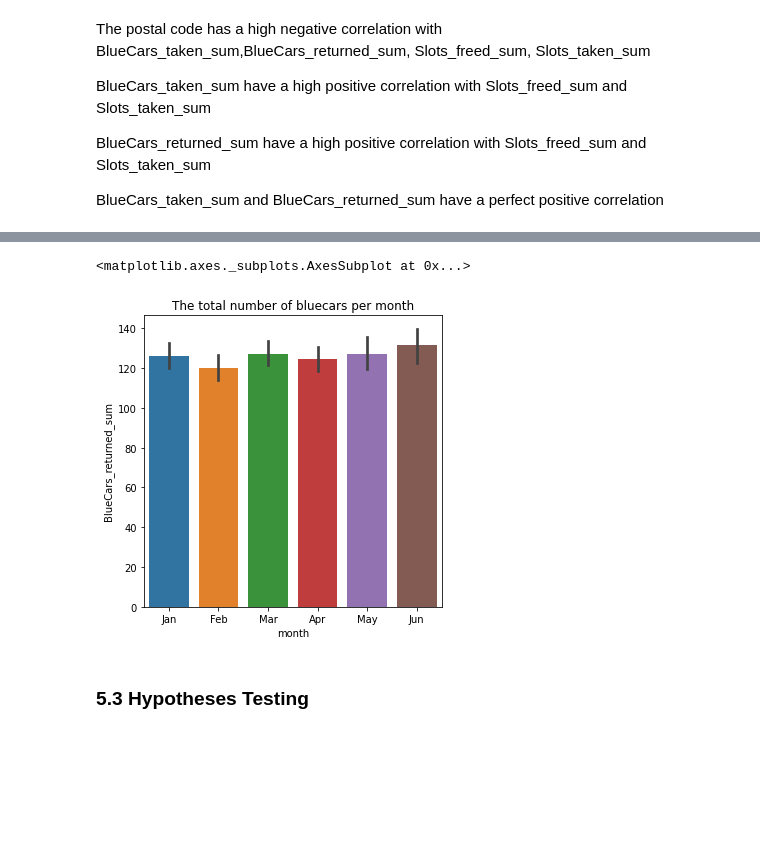
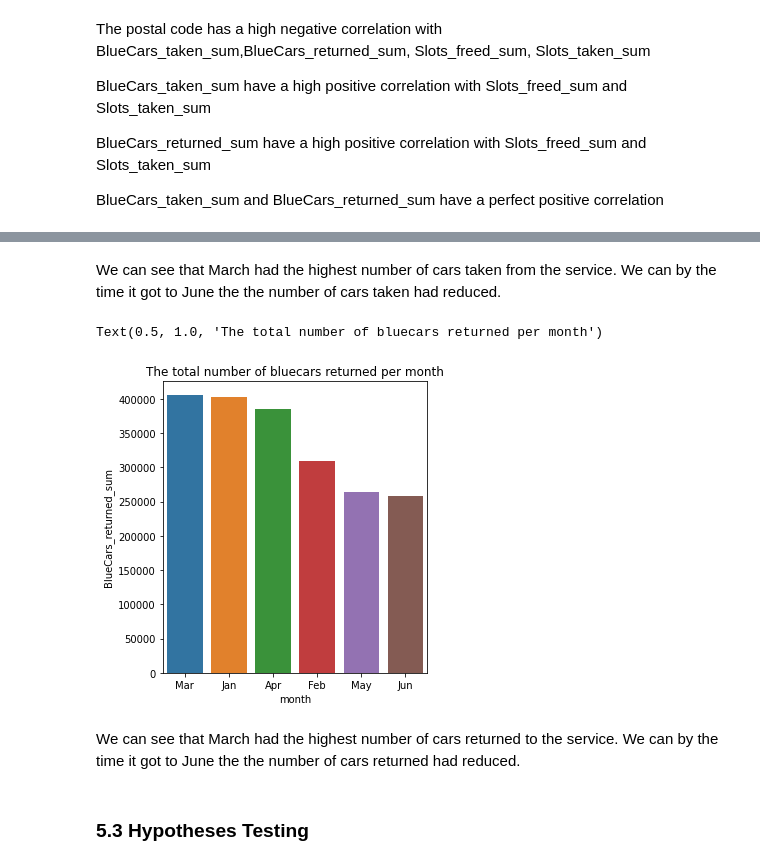
Before and after one commit to WilkisterMbaka/Autolib-EDA-and-Hypotheses-Testing-, a Jupyter notebook: Moringa_Data_Science_Core_W4_Independent_Project_2022_05_Wilkister_Mbaka.ipynb, the cells around one changed output, grey strips where cells are left out. Saved outputs shown, nothing was run; the diff lists cells and outputs as text; code cells hidden in the pictures; blank space fills up the shorter version.

```diff
--- a/Moringa_Data_Science_Core_W4_Independent_Project_2022_05_Wilkister_Mbaka.ipynb
+++ b/Moringa_Data_Science_Core_W4_Independent_Project_2022_05_Wilkister_Mbaka.ipynb
@@ -496,12 +498,23 @@ sns.barplot(x='month',y='BlueCars_taken_sum',data=df)
+# %% [markdown]
+We can see that March had the highest number of cars taken from the service. We can by the time it got to June the the number of cars taken had reduced.
 # %%
 # The number of blue cars returned by month
 # fig, ax=plt.subplots(figsize=(8,6))
-plt.title('The total number of bluecars per month')
-sns.barplot(x='month',y='BlueCars_returned_sum',data=df)
+# sns.barplot(x='month',y='BlueCars_returned_sum',data=df)
 # ax = sns.countplot(df.marital_status, x='marital_status', ax=axes[0])
+
+#calculate sum of values by group
+df_breturned= df.groupby(['month'])['BlueCars_returned_sum'].sum().sort_values(ascending= False)
+df_breturned = df_breturned.reset_index()
+
+#create bar plot by group
+sns.barplot(x='month',y='BlueCars_returned_sum',data=df_breturned)
+plt.title('The total number of bluecars returned per month')
 # %% [output]
-<matplotlib.axes._subplots.AxesSubplot at 0x...>
+Text(0.5, 1.0, 'The total number of bluecars returned per month')
-[figure, old version]
+[figure, new version]
+# %% [markdown]
+We can see that March had the highest number of cars returned to the service. We can by the time it got to June the the number of cars returned had reduced.
 # %% [markdown]
 ### **5.3 Hypotheses Testing**
 # %% [markdown]
```
Also changed, not shown: parts of 19 cells of this notebook.
